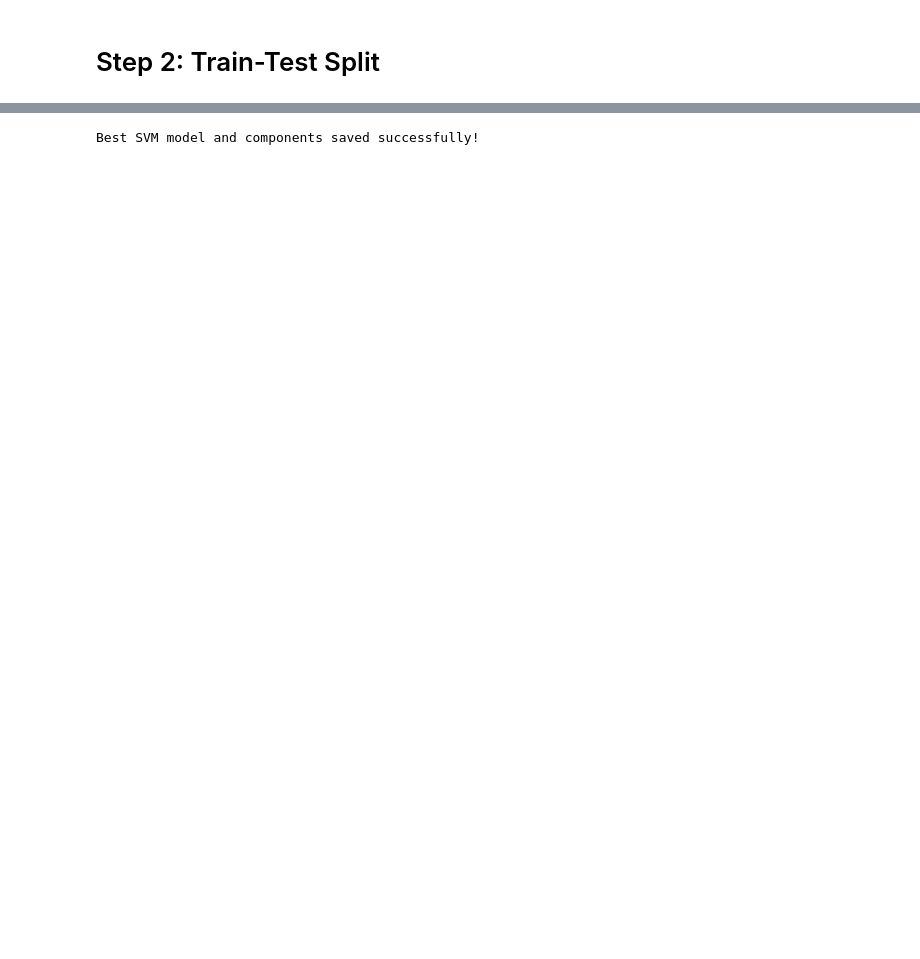
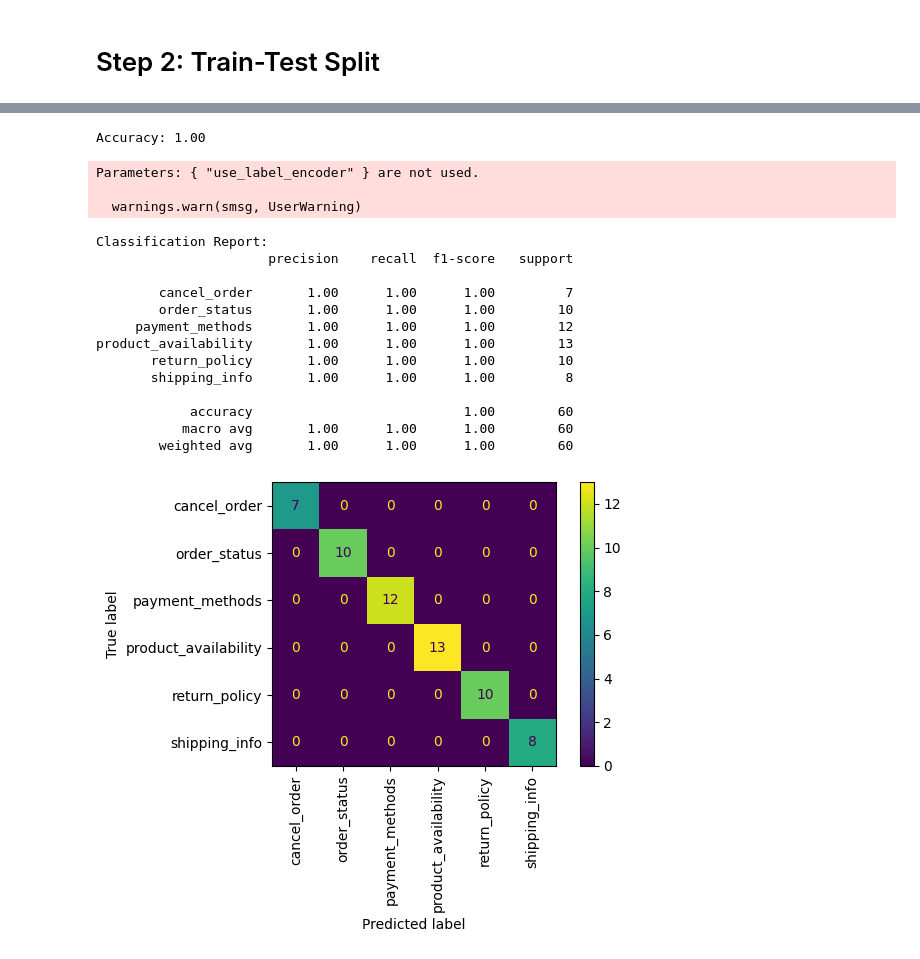
Before and after one commit to Zinnia-aster/CartEase-chatbot, a Jupyter notebook: notebook/training.ipynb, the cells around one changed output, grey strips where cells are left out. Drawn from its saved outputs; the diff is of its cells as text; code cells hidden in the pictures; blank space fills up the shorter version.

```diff
--- a/notebook/training.ipynb
+++ b/notebook/training.ipynb
@@ -16,0 +31,11 @@ df = pd.read_csv(r'C:\Users\priyadharshini\Desktop\github\CartEase-chatbot\data\
+# %%
+# Load your dataset
+df = pd.read_csv(r'C:\Users\priyadharshini\Desktop\github\CartEase-chatbot\data\expanded_chatbot_data.csv',)
+
+# Check for nulls
+print("Null values:", df.isnull().sum())
+
+# Basic info
+print(f"Total samples: {len(df)}")
+print(f"Unique intents: {df['intent'].nunique()}")
+print(df['intent'].value_counts())
@@ -19,13 +83,16 @@ df = pd.read_csv(r'C:\Users\priyadharshini\Desktop\github\CartEase-chatbot\data\
 # %%
-X = df['question']                             # Features
+# Features and labels
+X = df['cleaned_question']
 y = df['intent']
 
-vectorizer = TfidfVectorizer() # Convert text to TF-IDF features
-X_vectorized = vectorizer.fit_transform(X)
+# Vectorize using TF-IDF
+vectorizer = TfidfVectorizer(ngram_range=(1, 2))  # Added bigrams
+X_vec = vectorizer.fit_transform(X)
 
-label_encoder = LabelEncoder()               # Encode labels
-y_encoded = label_encoder.fit_transform(y)
+# Encode labels
+le = LabelEncoder()
+y_encoded = le.fit_transform(y)
 # %% [markdown]
 # Step 2: Train-Test Split
 # %%
-X_train, X_test, y_train, y_test = train_test_split(X_vectorized, y_encoded, test_size=0.2, random_state=42)
+X_train, X_test, y_train, y_test = train_test_split(X_vec, y_encoded, test_size=0.2, random_state=42)
@@ -87,15 +99,39 @@ plt.show()
-# %%
-import os
-import joblib
-
-if not os.path.exists('model'):
-    os.makedirs('model')
-
-joblib.dump(grid_svm.best_estimator_, 'model/model_svm.pkl')
-
-joblib.dump(vectorizer, 'model/vectorizer.pkl')
-joblib.dump(label_encoder, 'model/label_encoder.pkl')
-
-print("Best SVM model and components saved successfully!")
-# %% [output]
-Best SVM model and components saved successfully!
+# %%
+model = XGBClassifier(use_label_encoder=False, eval_metric='mlogloss')
+model.fit(X_train, y_train)
+
+# Predict
+y_pred = model.predict(X_test)
+
+# Accuracy
+acc = accuracy_score(y_test, y_pred)
+print(f"Accuracy: {acc:.2f}")
+# %% [output]
+Accuracy: 1.00
+Parameters: { "use_label_encoder" } are not used.
+
+  warnings.warn(smsg, UserWarning)
+# %%
+# Classification Report
+print("Classification Report:")
+print(classification_report(y_test, y_pred, target_names=le.classes_))
+
+# Confusion Matrix
+disp = ConfusionMatrixDisplay.from_predictions(y_test, y_pred, display_labels=le.classes_, xticks_rotation='vertical')
+plt.tight_layout()
+plt.show()
+# %% [output]
+Classification Report:
+                      precision    recall  f1-score   support
+
+        cancel_order       1.00      1.00      1.00         7
+        order_status       1.00      1.00      1.00        10
+     payment_methods       1.00      1.00      1.00        12
+product_availability       1.00      1.00      1.00        13
+       return_policy       1.00      1.00      1.00        10
+       shipping_info       1.00      1.00      1.00         8
+
+            accuracy                           1.00        60
+           macro avg       1.00      1.00      1.00        60
+        weighted avg       1.00      1.00      1.00        60
+[figure, added]
```
Also changed, not shown: parts of 9 cells of this notebook, 9 other files.
